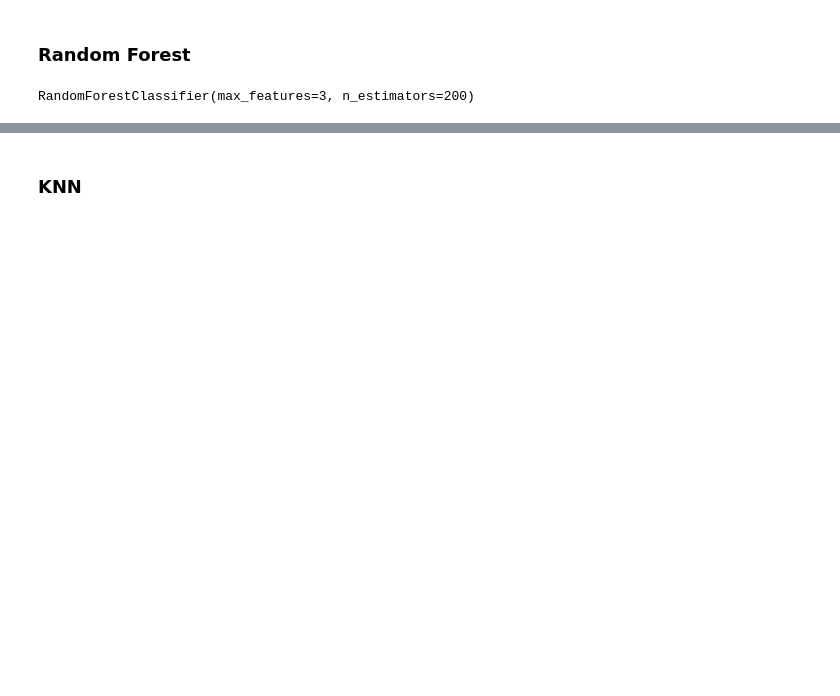
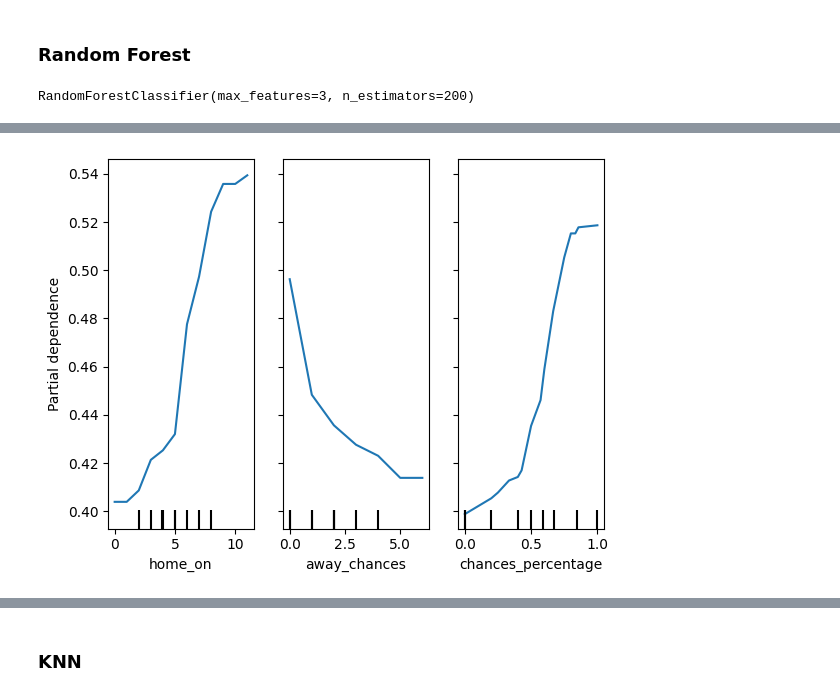
Before and after one commit to rubdelima/IF-807---PL-Predict-Matches, a Jupyter notebook: PL_Predict_Matches.ipynb, the cells around one changed output, grey strips where cells are left out. Cells and saved outputs as stored; diff of their text form; code cells hidden in the pictures; blank space fills up the shorter version.

```diff
--- a/PL_Predict_Matches.ipynb
+++ b/PL_Predict_Matches.ipynb
@@ -178,3 +191,9 @@ plt.show()
+# %%
+from sklearn.inspection import PartialDependenceDisplay
+
+disp1 = PartialDependenceDisplay.from_estimator(rf, X_test, [4, 13, 31],grid_resolution=20)
+# %% [output]
+[figure, added]
 # %%
 from sklearn.metrics import accuracy_score
 
```
Also changed, not shown: parts of 20 cells of this notebook.
